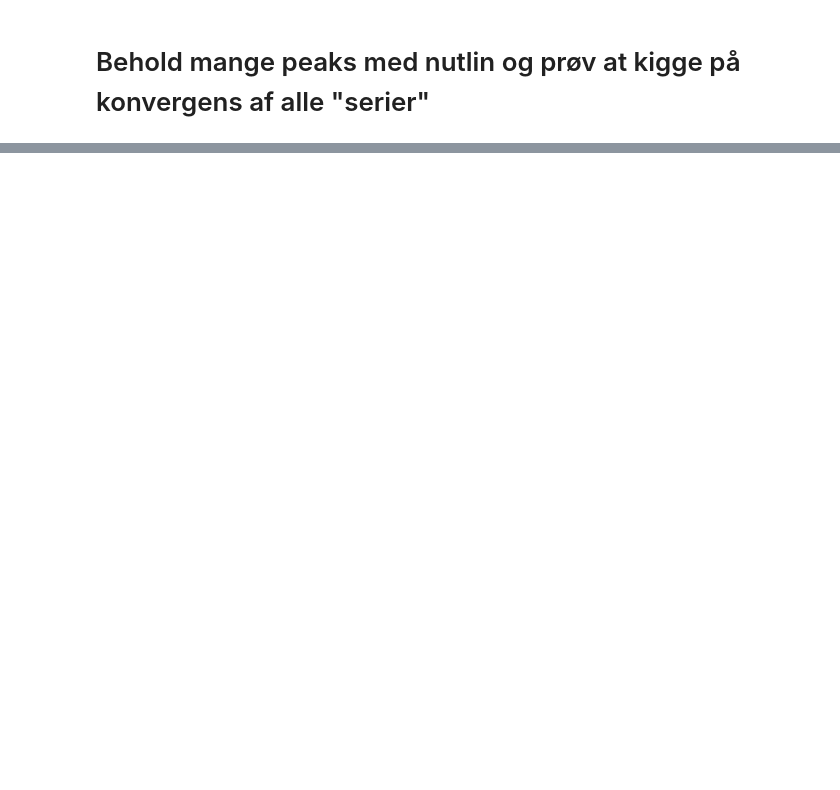
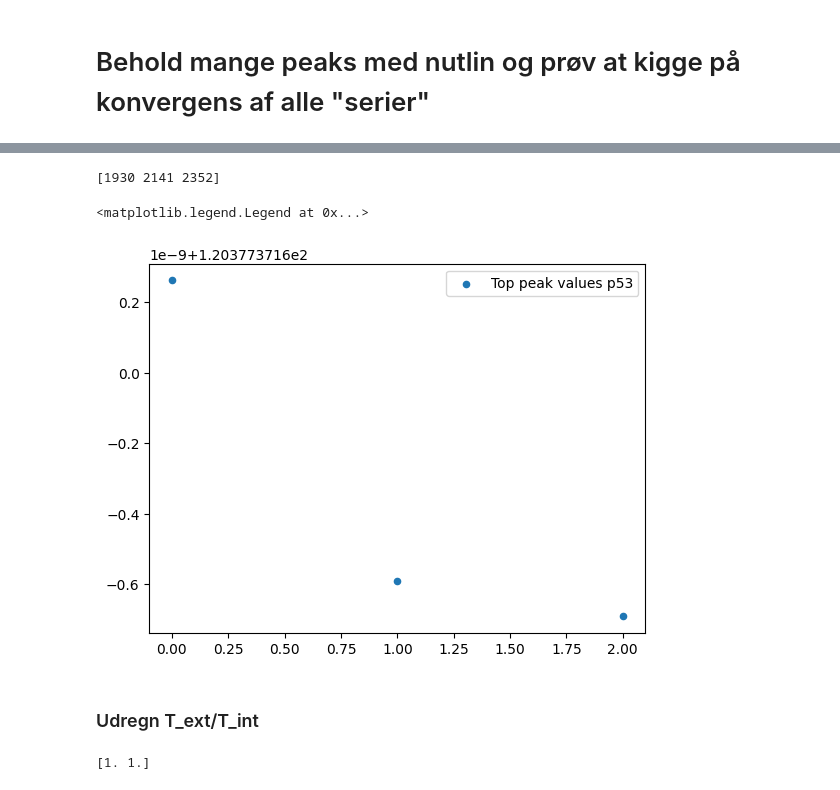
Before and after one commit to ErikBachRyhl/p53, a Jupyter notebook: Nutlin-tilføjelse.ipynb, the cells around one changed output, grey strips where cells are left out. Cells and saved outputs as stored; diff of their text form; code cells hidden in the pictures; blank space fills up the shorter version.

```diff
--- a/Nutlin-tilføjelse.ipynb
+++ b/Nutlin-tilføjelse.ipynb
@@ -293,2 +313,16 @@ Text(0.5, 1.0, 'Variation i periode?')
 # %% [markdown]
 # Behold mange peaks med nutlin og prøv at kigge på konvergens af alle "serier"
+# %%
+def sort_and_split_peak_series(t, y, peak_indices, threshold):
+    sorted = np.sort(y[peak_indices])
+    print(sorted)
+    diff = np.diff(sorted)
+    ratio = abs(diff[1:]/diff[:-1])
+
+    last_split_index = np.where(ratio > threshold)[0][-1] + 2 # Is this always the last one? It seems we need +2 because the index gets shifted twice. One by diff, one by ratio
+
+    y_peaks = np.where(np.isin(y, sorted[last_split_index:]))
+
+    return y_peaks
+# %%
+p_peaks = sort_and_split_peak_series(t_1, p_1, all_p53_peaks_after_adding_nutlin[15:], 50)[0]
@@ -294,0 +347,14 @@ Text(0.5, 1.0, 'Variation i periode?')
+# %%
+print(p_peaks)
+# %% [output]
+[1930 2141 2352]
+# %%
+dummy = np.arange(len(p_peaks))
+# %%
+plt.scatter(dummy, p_1[p_peaks], s=20, color="C0", label="Top peak values p53")
+plt.legend()
+# %% [output]
+<matplotlib.legend.Legend at 0x...>
+[figure, added]
+# %% [markdown]
+### Udregn T_ext/T_int
@@ -294,0 +370,4 @@ Text(0.5, 1.0, 'Variation i periode?')
+# %%
+print(actual_ratio)
+# %% [output]
+[1. 1.]
```
Also changed, not shown: parts of 15 cells of this notebook.
